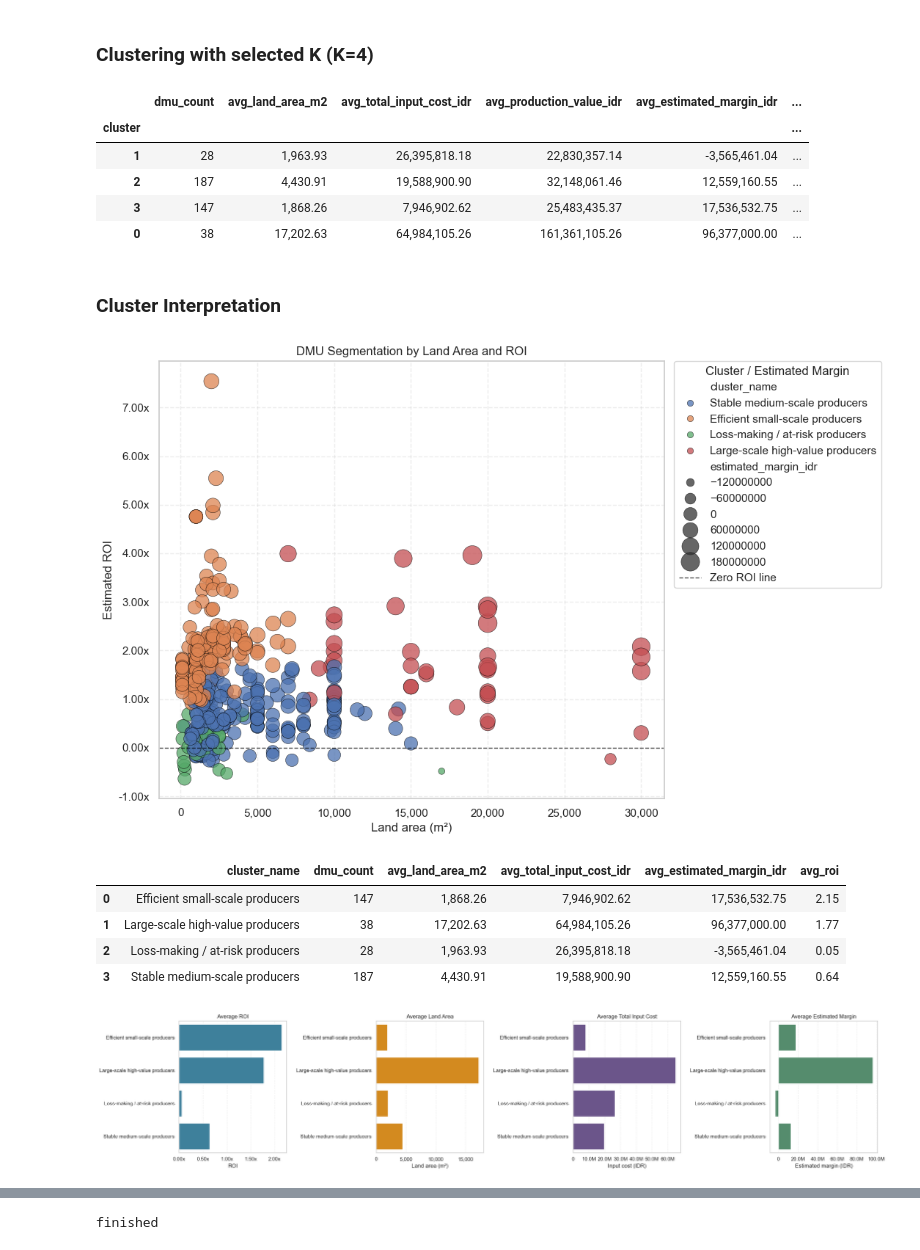
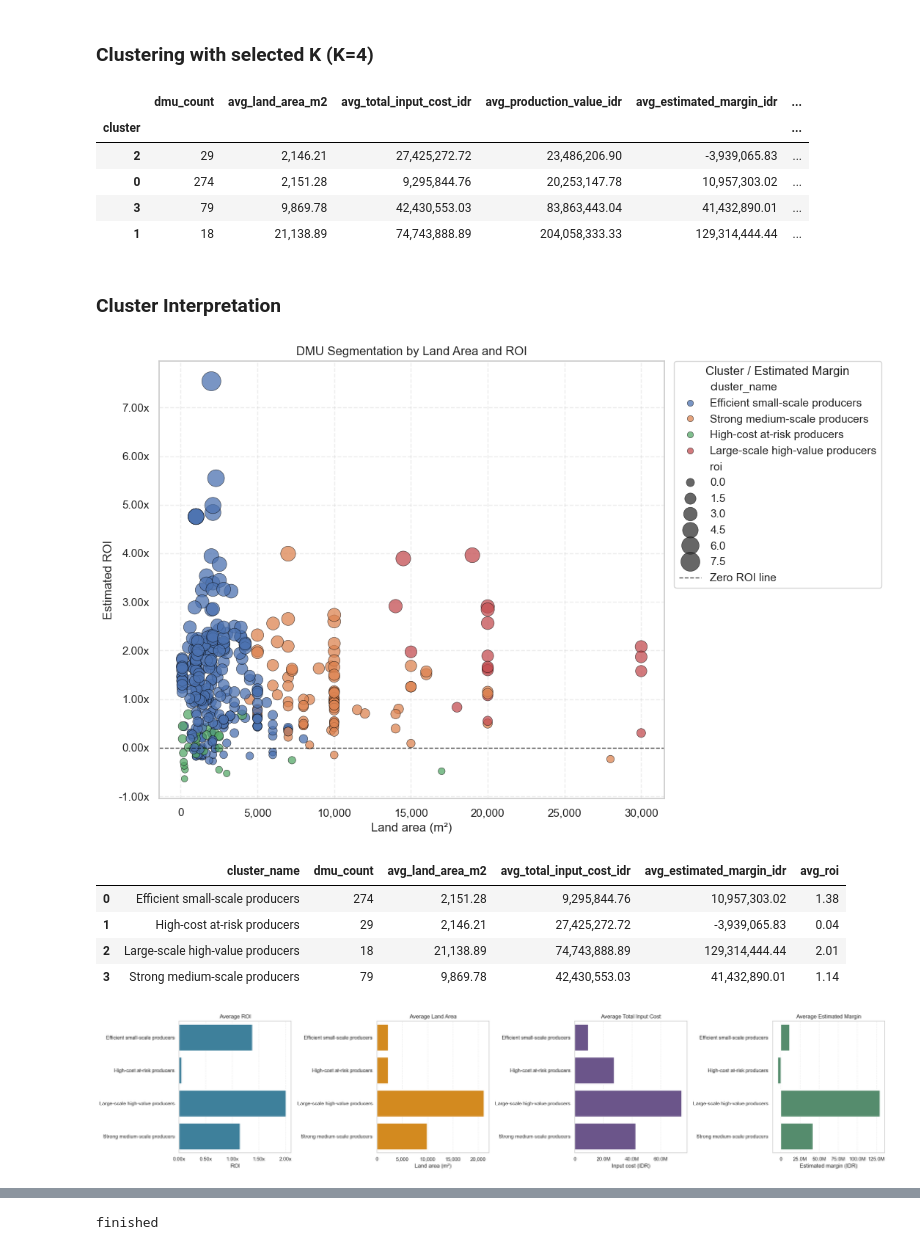
Before and after one commit to MMADUs/RSC_Analysis, a Jupyter notebook: Rice Supply Chain Analysis.ipynb, the cells around one changed output, grey strips where cells are left out. Cells and saved outputs as stored; diff of their text form; code cells hidden in the pictures.

```diff
--- a/Rice Supply Chain Analysis.ipynb
+++ b/Rice Supply Chain Analysis.ipynb
@@ -1865,10 +1949,10 @@ cluster_summary = (
         avg_benefit_cost_ratio=("benefit_cost_ratio", "mean"),
         avg_cost_per_m2_idr=("cost_per_m2_idr", "mean"),
         avg_estimated_margin_per_m2_idr=("estimated_margin_per_m2_idr", "mean"),
-        profitable_dmu_share=("estimated_margin_idr", lambda x: (x > 0).mean()),
+        profitable_dmu_rate=("estimated_margin_idr", lambda x: (x > 0).mean()),
     )
     .assign(
-        dmu_share=lambda df: df["dmu_count"] / df["dmu_count"].sum()
+        dmu_cluster_population=lambda df: df["dmu_count"] / df["dmu_count"].sum()
     )
     .sort_values("avg_estimated_margin_idr")
 )
@@ -1879,18 +1963,18 @@ cluster_summary
 # %% [output]
 |  | dmu_count | avg_land_area_m2 | avg_total_input_cost_idr | avg_production_value_idr | avg_estimated_margin_idr | ... |
 | cluster |  |  |  |  |  | ... |
-| 1 | 28 | 1,963.93 | 26,395,818.18 | 22,830,357.14 | -3,565,461.04 | ... |
-| 2 | 187 | 4,430.91 | 19,588,900.90 | 32,148,061.46 | 12,559,160.55 | ... |
-| 3 | 147 | 1,868.26 | 7,946,902.62 | 25,483,435.37 | 17,536,532.75 | ... |
-| 0 | 38 | 17,202.63 | 64,984,105.26 | 161,361,105.26 | 96,377,000.00 | ... |
+| 2 | 29 | 2,146.21 | 27,425,272.72 | 23,486,206.90 | -3,939,065.83 | ... |
+| 0 | 274 | 2,151.28 | 9,295,844.76 | 20,253,147.78 | 10,957,303.02 | ... |
+| 3 | 79 | 9,869.78 | 42,430,553.03 | 83,863,443.04 | 41,432,890.01 | ... |
+| 1 | 18 | 21,138.89 | 74,743,888.89 | 204,058,333.33 | 129,314,444.44 | ... |
 # %% [markdown]
 ### Cluster Interpretation
 # %%
 cluster_name_map = {
-    0: "Large-scale high-value producers",
-    1: "Loss-making / at-risk producers",
-    2: "Stable medium-scale producers",
-    3: "Efficient small-scale producers",
+    0: "Efficient small-scale producers",
+    1: "Large-scale high-value producers",
+    2: "High-cost at-risk producers",
+    3: "Strong medium-scale producers",
 }
 
 analysis_df["cluster_name"] = analysis_df["cluster"].map(cluster_name_map)
@@ -1902,39 +1986,39 @@ sns.scatterplot(
     x="land_area_m2",
     y="roi",
     hue="cluster_name",
-    size="estimated_margin_idr",
+    size="roi",
     sizes=(40, 350),
     alpha=0.75,
     edgecolor="black",
     linewidth=0.4,
     ax=ax
 )
 
 ax.axhline(
     0,
     color="black",
     linestyle="--",
     linewidth=1,
     alpha=0.7,
     label="Zero ROI line"
 )
 ax.set_title("DMU Segmentation by Land Area and ROI")
 ax.set_xlabel("Land area (m²)")
 ax.set_ylabel("Estimated ROI")
 ax.yaxis.set_major_formatter(FuncFormatter(lambda x, pos: f"{x:.2f}x"))
 ax.xaxis.set_major_formatter(FuncFormatter(lambda x, pos: f"{x:,.0f}"))
 ax.grid(linestyle="--", alpha=0.35)
 ax.set_axisbelow(True)
 ax.legend(title="Cluster / Estimated Margin",
           bbox_to_anchor=(1.02, 1),
           loc="upper left",
           borderaxespad=0
 )
 
 plt.tight_layout()
 plt.show()
 # %% [output]
-[figure, old version]
+[figure, new version]
 # %%
 cluster_profile_plot = (
     analysis_df
@@ -1952,10 +2036,10 @@ cluster_profile_plot = (
 cluster_profile_plot
 # %% [output]
 |  | cluster_name | dmu_count | avg_land_area_m2 | avg_total_input_cost_idr | avg_estimated_margin_idr | avg_roi |
-| 0 | Efficient small-scale producers | 147 | 1,868.26 | 7,946,902.62 | 17,536,532.75 | 2.15 |
-| 1 | Large-scale high-value producers | 38 | 17,202.63 | 64,984,105.26 | 96,377,000.00 | 1.77 |
-| 2 | Loss-making / at-risk producers | 28 | 1,963.93 | 26,395,818.18 | -3,565,461.04 | 0.05 |
-| 3 | Stable medium-scale producers | 187 | 4,430.91 | 19,588,900.90 | 12,559,160.55 | 0.64 |
+| 0 | Efficient small-scale producers | 274 | 2,151.28 | 9,295,844.76 | 10,957,303.02 | 1.38 |
+| 1 | High-cost at-risk producers | 29 | 2,146.21 | 27,425,272.72 | -3,939,065.83 | 0.04 |
+| 2 | Large-scale high-value producers | 18 | 21,138.89 | 74,743,888.89 | 129,314,444.44 | 2.01 |
+| 3 | Strong medium-scale producers | 79 | 9,869.78 | 42,430,553.03 | 41,432,890.01 | 1.14 |
 # %%
 fig, axes = plt.subplots(1, 4, figsize=(24, 5))
 
@@ -2014,4 +2098,4 @@ for ax in axes:
 plt.tight_layout()
 plt.show()
 # %% [output]
-[figure, old version]
+[figure, new version]
```
Also changed, not shown: parts of 28 cells of this notebook.
